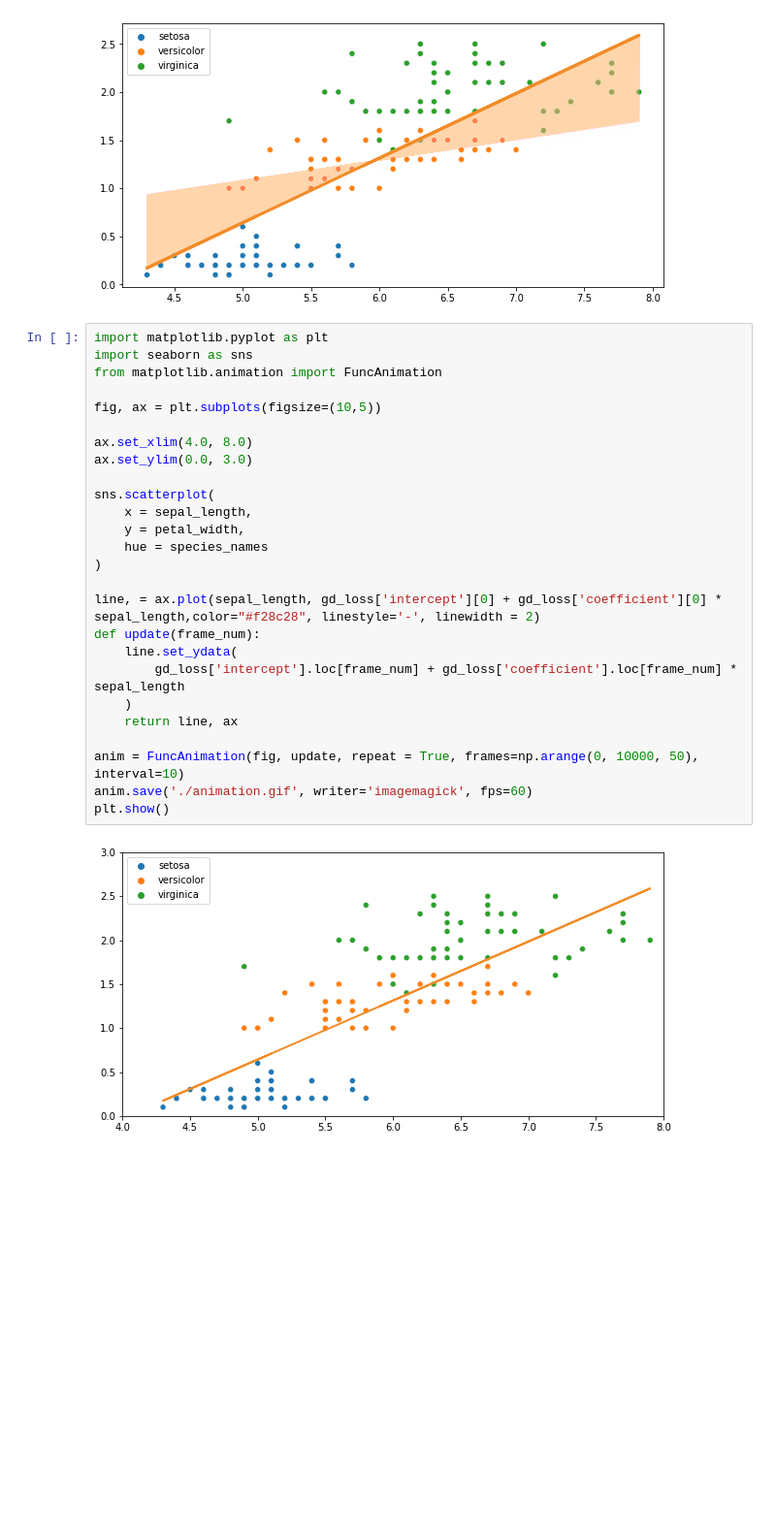
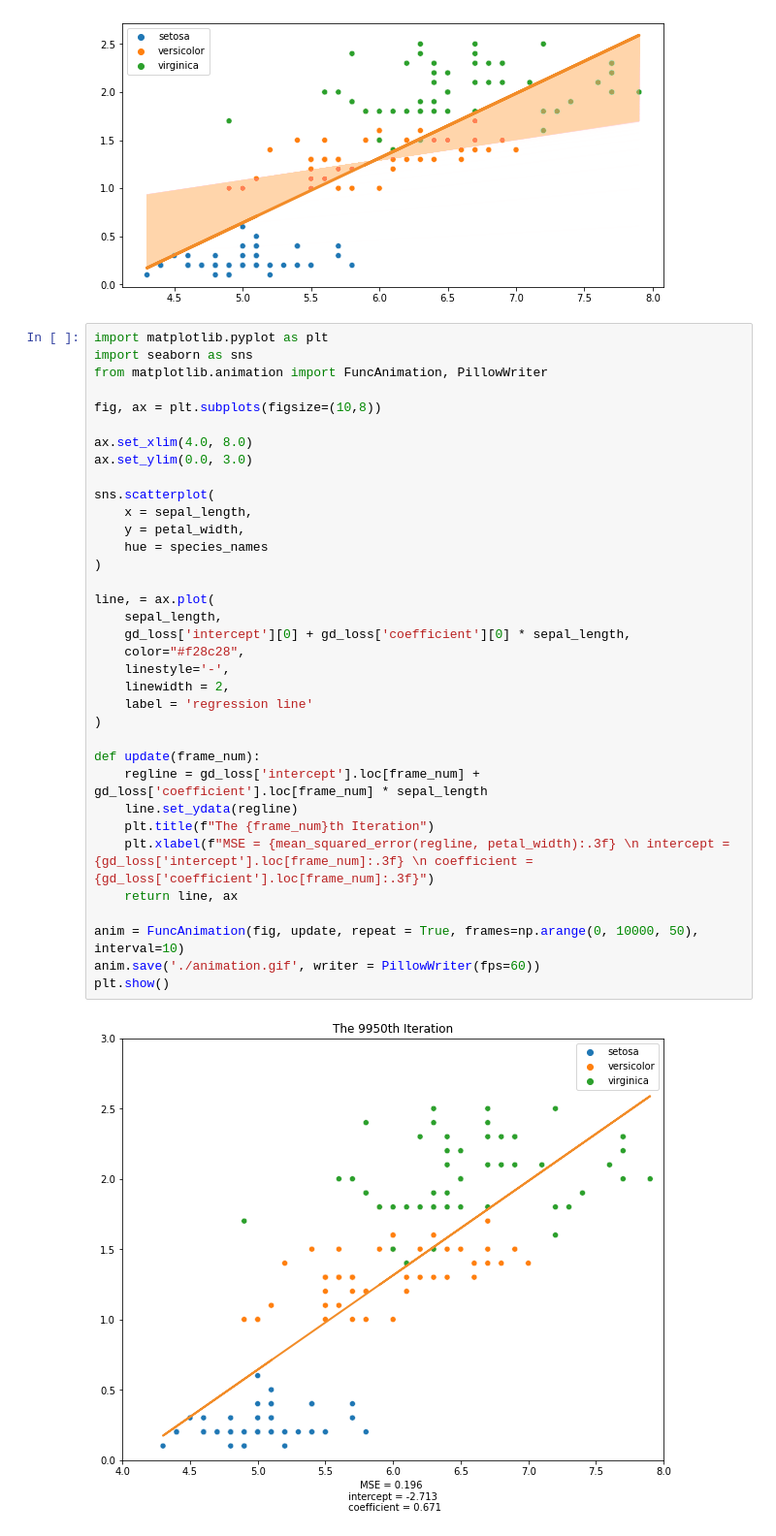
Before and after one commit to bsraya/optimization, a Jupyter notebook: gd.ipynb, the cells around one changed output. Shown at 97% size. Drawn from its saved outputs; the diff is of its cells as text; blank space fills up the shorter version.

Commit message:
gd animation caption fixed

```diff
--- a/gd.ipynb
+++ b/gd.ipynb
@@ -193,28 +196,37 @@ plt.plot(
 # %%
 import matplotlib.pyplot as plt
 import seaborn as sns
-from matplotlib.animation import FuncAnimation
+from matplotlib.animation import FuncAnimation, PillowWriter
 
-fig, ax = plt.subplots(figsize=(10,5))
+fig, ax = plt.subplots(figsize=(10,8))
 
 ax.set_xlim(4.0, 8.0)
 ax.set_ylim(0.0, 3.0)
 
 sns.scatterplot(
     x = sepal_length,
     y = petal_width,
     hue = species_names
 )
 
-line, = ax.plot(sepal_length, gd_loss['intercept'][0] + gd_loss['coefficient'][0] * sepal_length,color="#f28c28", linestyle='-', linewidth = 2)
+line, = ax.plot(
+    sepal_length,
+    gd_loss['intercept'][0] + gd_loss['coefficient'][0] * sepal_length,
+    color="#f28c28",
+    linestyle='-',
+    linewidth = 2,
+    label = 'regression line'
+)
+
 def update(frame_num):
-    line.set_ydata(
-        gd_loss['intercept'].loc[frame_num] + gd_loss['coefficient'].loc[frame_num] * sepal_length
-    )
+    regline = gd_loss['intercept'].loc[frame_num] + gd_loss['coefficient'].loc[frame_num] * sepal_length
+    line.set_ydata(regline)
+    plt.title(f"The {frame_num}th Iteration")
+    plt.xlabel(f"MSE = {mean_squared_error(regline, petal_width):.3f} \n intercept = {gd_loss['intercept'].loc[frame_num]:.3f} \n coefficient = {gd_loss['coefficient'].loc[frame_num]:.3f}")
     return line, ax
 
 anim = FuncAnimation(fig, update, repeat = True, frames=np.arange(0, 10000, 50), interval=10)
-anim.save('./animation.gif', writer='imagemagick', fps=60)
+anim.save('./animation.gif', writer = PillowWriter(fps=60))
 plt.show()
 # %% [output]
-[figure, old version]
+[figure, new version]
```
Also changed, not shown: parts of 3 cells of this notebook, 1 other file.
